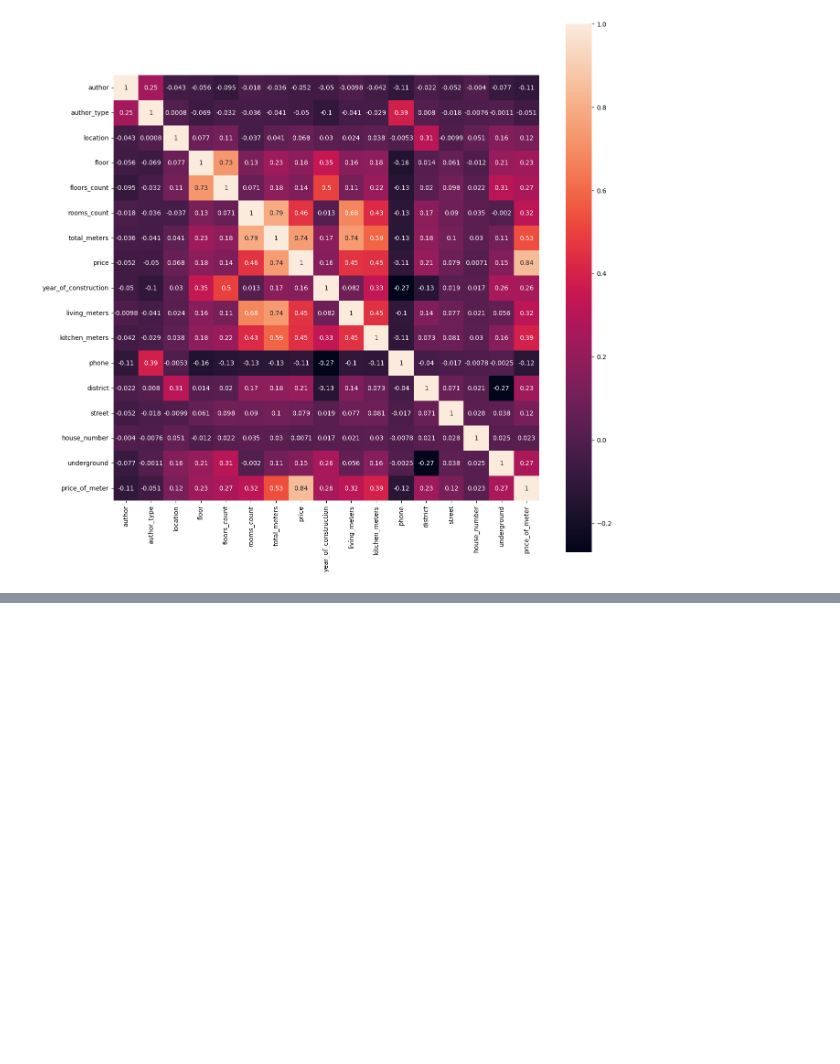
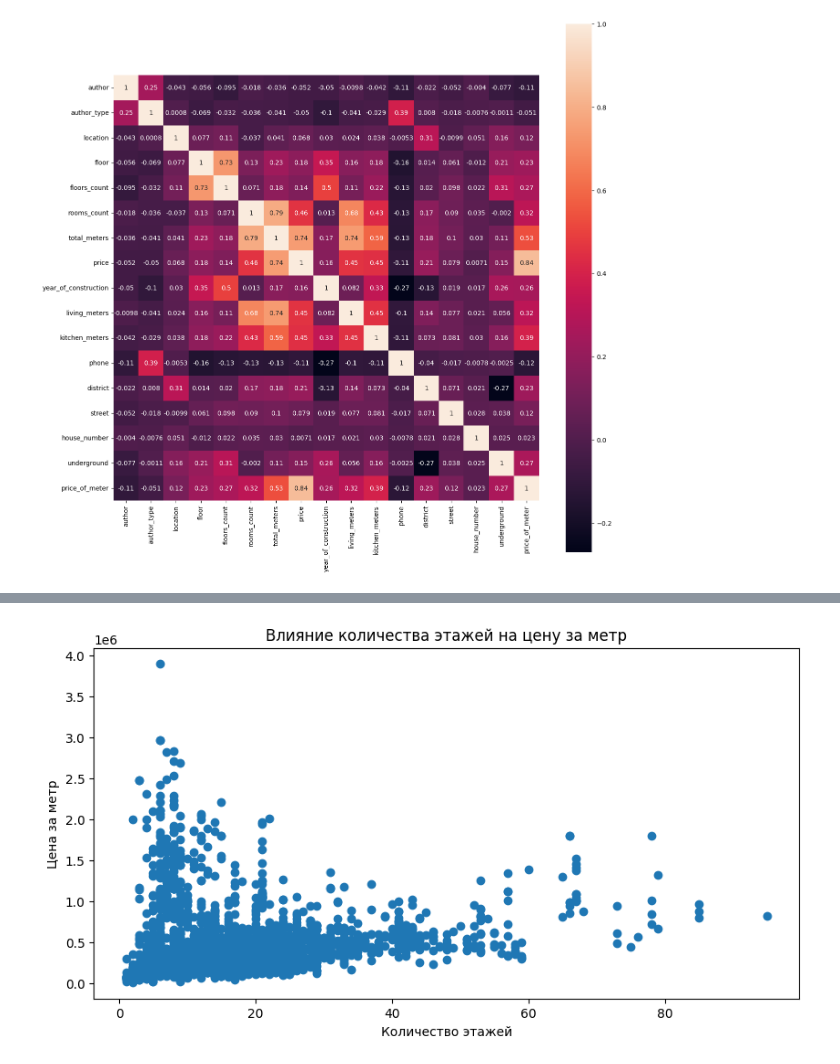
Before and after one commit to ArtemKoa/Intensiv_analize_data, a Jupyter notebook: mainOtchet.ipynb, the cells around one changed output, grey strips where cells are left out. Saved outputs shown, nothing was run; the diff lists cells and outputs as text; code cells hidden in the pictures; blank space fills up the shorter version.

```diff
--- a/mainOtchet.ipynb
+++ b/mainOtchet.ipynb
@@ -372,0 +298,16 @@ df.to_csv("clean_main3.csv")
+# %%
+# Цены за метр в зависимости от количества этажей
+
+# Построение графика
+plt.figure(figsize=(10, 5))
+plt.scatter(df['floors_count'], df['price_of_meter'])
+
+# Добавляем заголовки и метки
+plt.xlabel('Количество этажей')
+plt.ylabel('Цена за метр')
+plt.title('Влияние количества этажей на цену за метр')
+
+# Показываем график
+plt.show()
+# %% [output]
+[figure, added]
```
Also changed, not shown: parts of 12 cells of this notebook, 1 other file.
